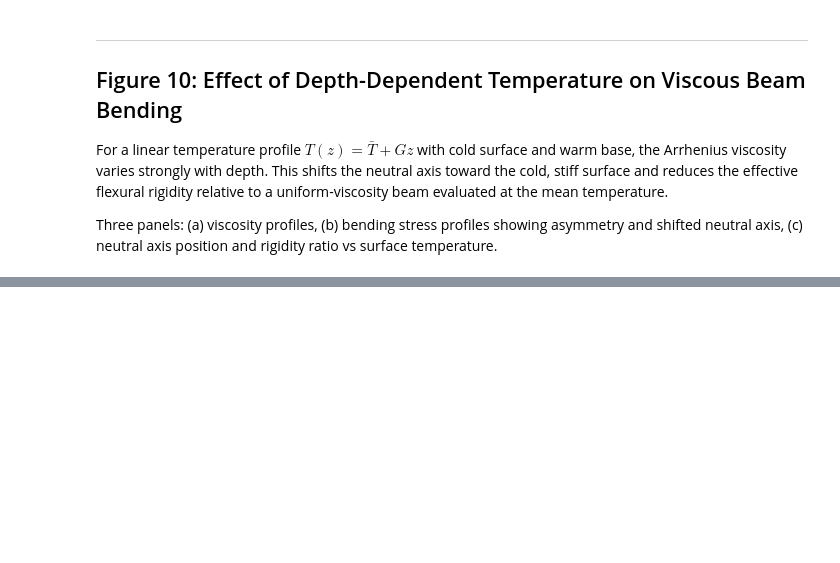
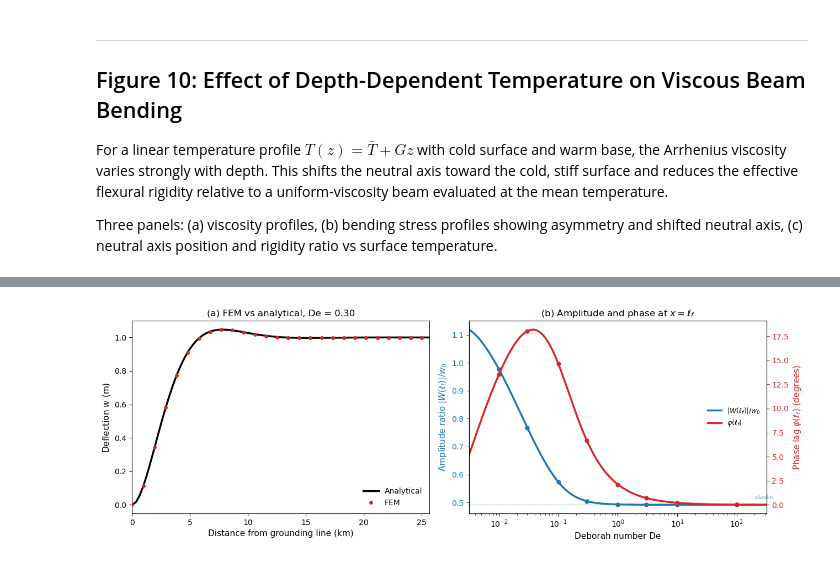
Before and after one commit to bminchew/courses_glacier_dynamics, a Jupyter notebook: 2026/lecture_notes/latex/ice_rheology_part2/ice_rheology_part2_figures.ipynb, the cells around one changed output, grey strips where cells are left out. Drawn from its saved outputs; the diff is of its cells as text; code cells hidden in the pictures; blank space fills up the shorter version.

```diff
--- a/2026/lecture_notes/latex/ice_rheology_part2/ice_rheology_part2_figures.ipynb
+++ b/2026/lecture_notes/latex/ice_rheology_part2/ice_rheology_part2_figures.ipynb
@@ -1282,0 +1533,87 @@ for T_s in T_s_cases:
+# %%
+# ---- Fig 12: Validation and amplitude/phase vs De ----
+fig, (ax1, ax2) = plt.subplots(1, 2, figsize=(13, 4.5))
+
+# (a) FEM vs analytical for a representative De
+# Pick De ~ 0.3 case
+idx_rep = np.argmin(np.abs(np.array([r['De'] for r in ve_results]) - 0.3))
+r_rep = ve_results[idx_rep]
+De_rep = r_rep['De']
+phase = omega_ve * r_rep['t_hist']
+idx_peak = np.argmax(np.sin(phase))
+t_peak = r_rep['t_hist'][idx_peak]
+
+w_fem = r_rep['w_hist'][idx_peak]
+w_ana = viscoelastic_analytical(
+    x_ve, t_peak, w0_ve, r_rep['D_v'], D_el_ve, omega_ve, rho_w, g
+)
+
+ax1.plot(x_ve / 1e3, w_ana, 'k-', lw=2.5, label='Analytical')
+ax1.plot(x_ve / 1e3, w_fem, 'o', color='#d62728', ms=4, markevery=3,
+         label='FEM', zorder=5)
+ax1.set_xlabel('Distance from grounding line (km)', fontsize=11)
+ax1.set_ylabel('Deflection $w$ (m)', fontsize=11)
+ax1.set_title(f'(a) FEM vs analytical, De = {De_rep:.2f}', fontsize=12)
+ax1.set_xlim(0, L_ve / 1e3)
+ax1.legend(fontsize=10, frameon=False)
+
+# (b) Amplitude ratio and phase lag at x = ell_f as function of De
+De_cont = np.logspace(-2.5, 2.5, 200)
+eta_cont = De_cont * mu * T_tide_ve
+amp_ratio = np.zeros_like(De_cont)
+phi_at_ell = np.zeros_like(De_cont)
+
+for i, (de, et) in enumerate(zip(De_cont, eta_cont)):
+    Dv_i = et * h_ve**3 / 3
+    W = viscoelastic_complex_amplitude(
+        np.array([ell_f_ve]), w0_ve, Dv_i, D_el_ve, omega_ve, rho_w, g
+    )
+    amp_ratio[i] = np.abs(W[0]) / w0_ve
+    phi_at_ell[i] = -np.degrees(np.angle(W[0]))
+
+color_amp = '#1f77b4'
+color_phi = '#d62728'
+
+ax2.semilogx(De_cont, amp_ratio, '-', color=color_amp, lw=2.5,
+             label='$|W(\\ell_f)| / w_0$')
+ax2.set_xlabel('Deborah number De', fontsize=11)
+ax2.set_ylabel('Amplitude ratio $|W(\\ell_f)| / w_0$', fontsize=11, color=color_amp)
+ax2.tick_params(axis='y', colors=color_amp)
+
+# Elastic limit amplitude
+xi_elf = 1.0  # x = ell_f => xi = 1
+w_el_at_elf = 1 - np.exp(-xi_elf) * (np.cos(xi_elf) + np.sin(xi_elf))
+ax2.axhline(w_el_at_elf, color=color_amp, ls='--', lw=0.8, alpha=0.5)
+ax2.text(200, w_el_at_elf + 0.02, 'elastic', fontsize=8, color=color_amp, alpha=0.7)
+
+ax2b = ax2.twinx()
+ax2b.semilogx(De_cont, phi_at_ell, '-', color=color_phi, lw=2.5,
+              label='$\\varphi(\\ell_f)$')
+ax2b.set_ylabel('Phase lag $\\varphi(\\ell_f)$ (degrees)', fontsize=11, color=color_phi)
+ax2b.tick_params(axis='y', colors=color_phi)
+
+# Mark FEM results
+for r in ve_results:
+    W_check = viscoelastic_complex_amplitude(
+        np.array([ell_f_ve]), w0_ve, r['D_v'], D_el_ve, omega_ve, rho_w, g
+    )
+    ax2.plot(r['De'], np.abs(W_check[0]) / w0_ve, 'o', color=color_amp,
+             ms=5, zorder=5)
+    ax2b.plot(r['De'], -np.degrees(np.angle(W_check[0])), 'o', color=color_phi,
+              ms=5, zorder=5)
+
+ax2.set_title('(b) Amplitude and phase at $x = \\ell_f$', fontsize=12)
+ax2.set_xlim(De_cont[0], De_cont[-1])
+
+# Combined legend
+lines1, labels1 = ax2.get_legend_handles_labels()
+lines2, labels2 = ax2b.get_legend_handles_labels()
+ax2.legend(lines1 + lines2, labels1 + labels2, fontsize=9, frameon=False, loc='center right')
+
+fig.tight_layout()
+fig.savefig('figures/fig12_viscoelastic_validation_summary.pdf', bbox_inches='tight')
+fig.savefig('figures/fig12_viscoelastic_validation_summary.png', dpi=200, bbox_inches='tight')
+plt.show()
+print('Saved fig12_viscoelastic_validation_summary.pdf/png')
+# %% [output]
+[figure, added]
```
Also changed, not shown: parts of 17 cells of this notebook, 14 other files.
